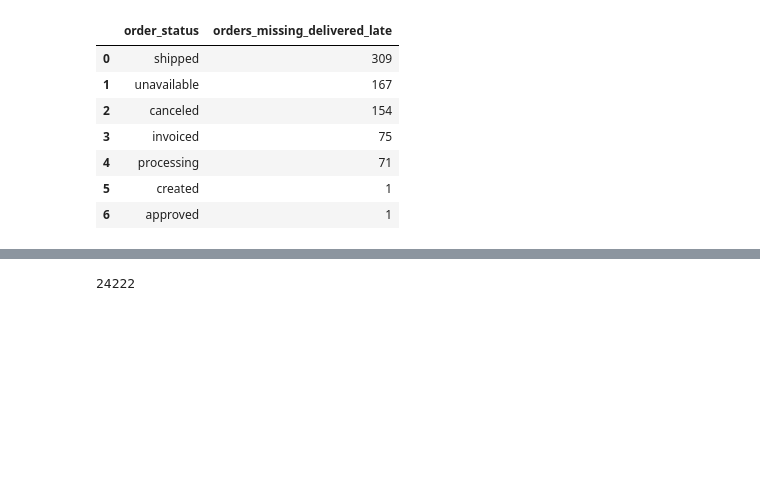
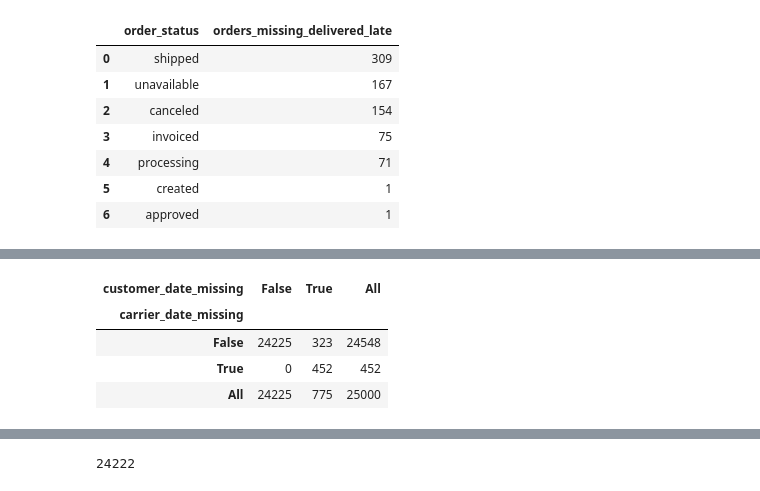
Before and after one commit to glendadavisjohnson/BAN6003_001_Project_Option2_Module1, a Jupyter notebook: notebooks/olist_project_starter.ipynb, the cells around one changed output, grey strips where cells are left out. Cells and saved outputs as stored; diff of their text form; code cells hidden in the pictures; blank space fills up the shorter version.

```diff
--- a/notebooks/olist_project_starter.ipynb
+++ b/notebooks/olist_project_starter.ipynb
@@ -781,0 +789,13 @@ order_approved_at (39)
+# %%
+# Overlap: missing carrier date vs missing customer delivery date
+pd.crosstab(
+    abt["order_delivered_carrier_date"].isna().rename("carrier_date_missing"),
+    abt["order_delivered_customer_date"].isna().rename("customer_date_missing"),
+    margins=True,
+)
+# %% [output]
+| customer_date_missing | False | True | All |
+| carrier_date_missing |  |  |  |
+| False | 24225 | 323 | 24548 |
+| True | 0 | 452 | 452 |
+| All | 24225 | 775 | 25000 |
```
Also changed, not shown: parts of 2 cells of this notebook.
